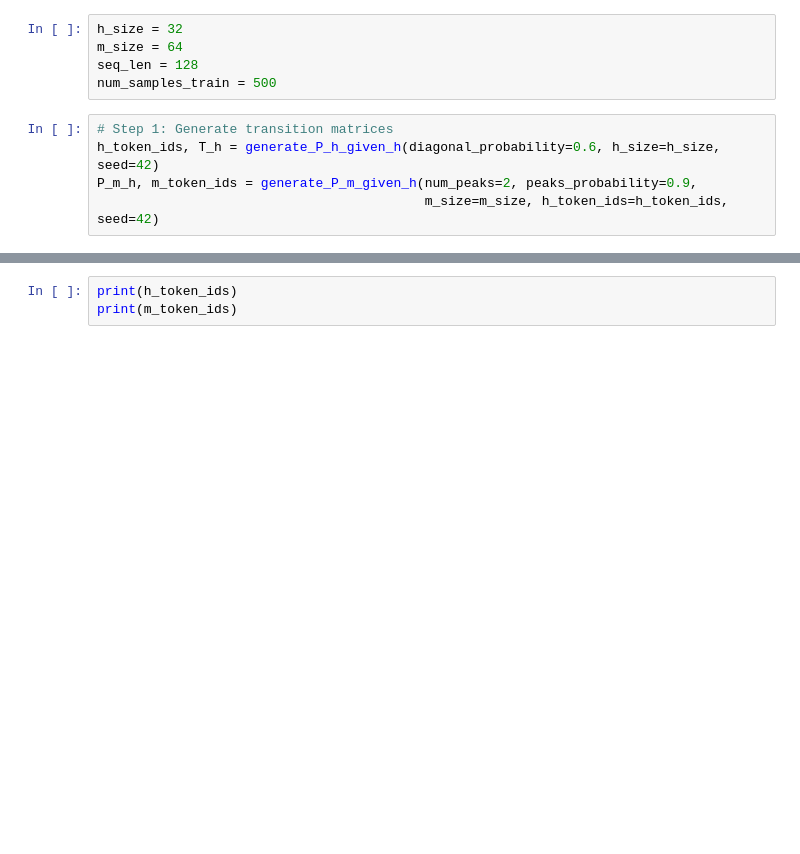
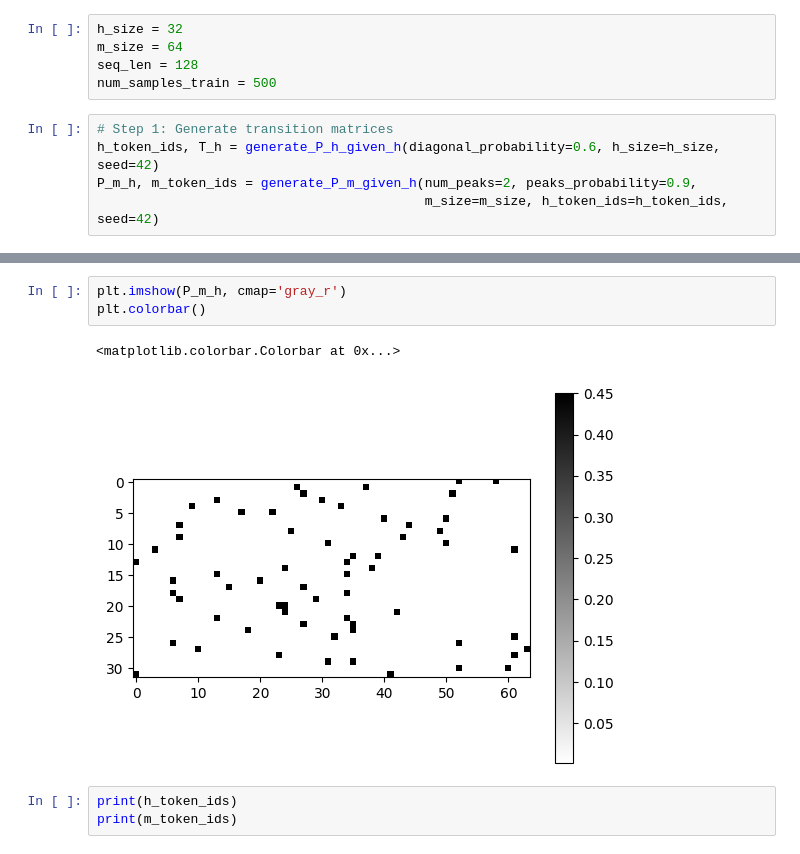
Before and after one commit to maximoskp/MarkovStudyEncoders, a Jupyter notebook: test_dataset.ipynb, the cells around one changed output, grey strips where cells are left out. Drawn from its saved outputs; the diff is of its cells as text; blank space fills up the shorter version.

```diff
--- a/test_dataset.ipynb
+++ b/test_dataset.ipynb
@@ -14,3 +21,9 @@ P_m_h, m_token_ids = generate_P_m_given_h(num_peaks=2, peaks_probability=0.9,
+# %%
+plt.imshow(P_m_h, cmap='gray_r')
+plt.colorbar()
+# %% [output]
+<matplotlib.colorbar.Colorbar at 0x...>
+[figure, added]
 # %%
 print(h_token_ids)
 print(m_token_ids)
```
Also changed, not shown: parts of 2 cells of this notebook, 3 other files.
